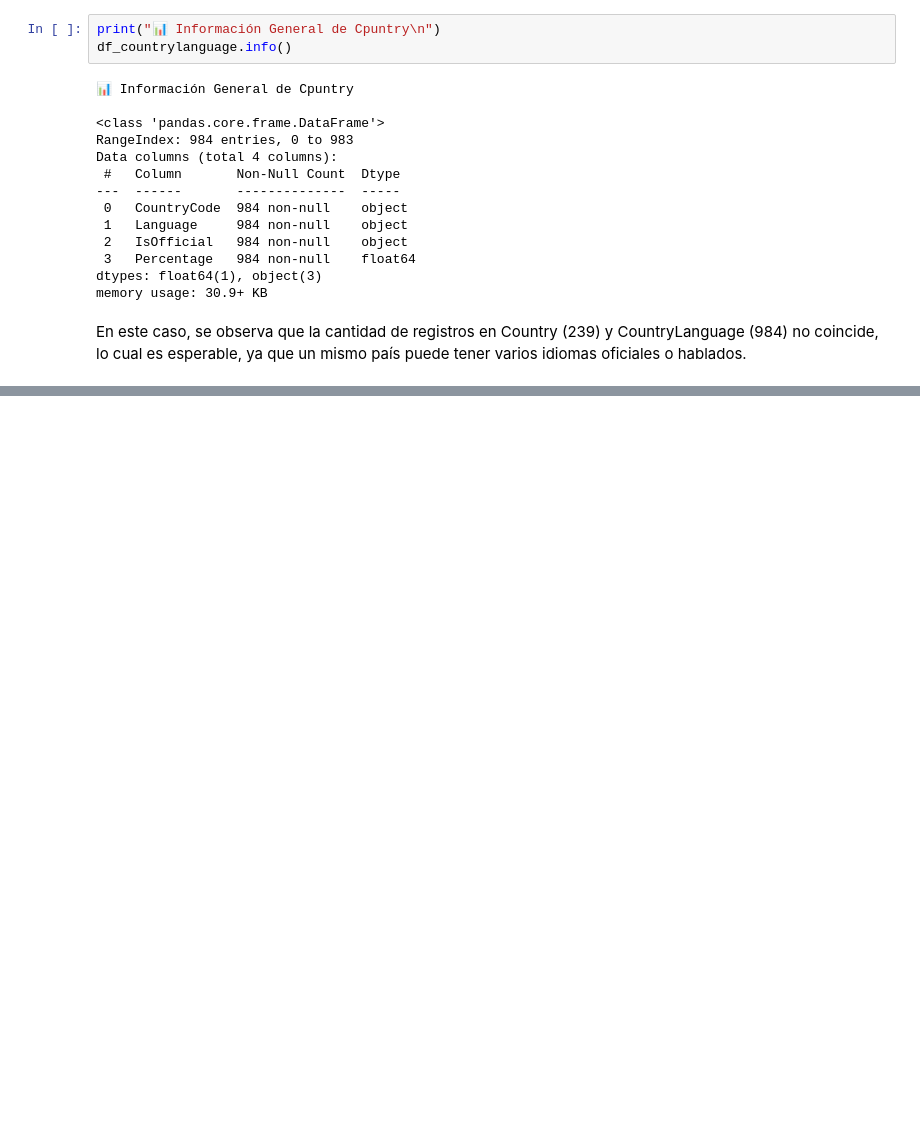
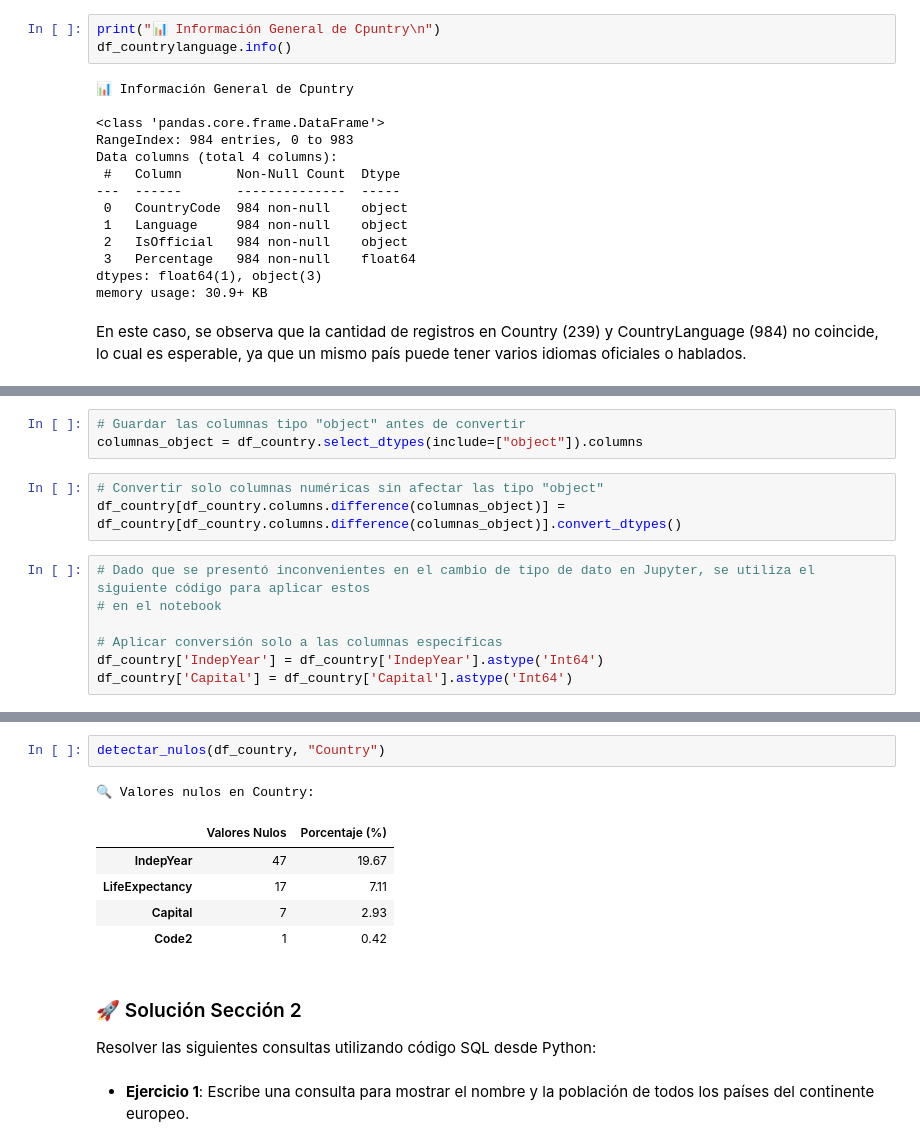
Before and after one commit to AngieG24/Proyecto_-integrador_sql_python, a Jupyter notebook: etl_proyecto_mundial/notebooks/Exploración.ipynb, the cells around one changed output, grey strips where cells are left out. Drawn from its saved outputs; the diff is of its cells as text; blank space fills up the shorter version.

```diff
--- a/etl_proyecto_mundial/notebooks/Exploración.ipynb
+++ b/etl_proyecto_mundial/notebooks/Exploración.ipynb
@@ -434,0 +441,13 @@ En este caso, se observa que la cantidad de registros en Country (239) y Country
+# %%
+# Guardar las columnas tipo "object" antes de convertir
+columnas_object = df_country.select_dtypes(include=["object"]).columns
+# %%
+# Convertir solo columnas numéricas sin afectar las tipo "object"
+df_country[df_country.columns.difference(columnas_object)] = df_country[df_country.columns.difference(columnas_object)].convert_dtypes()
+# %%
+# Dado que se presentó inconvenientes en el cambio de tipo de dato en Jupyter, se utiliza el siguiente código para aplicar estos
+# en el notebook
+
+# Aplicar conversión solo a las columnas específicas
+df_country['IndepYear'] = df_country['IndepYear'].astype('Int64')
+df_country['Capital'] = df_country['Capital'].astype('Int64')
@@ -434,0 +475,15 @@ En este caso, se observa que la cantidad de registros en Country (239) y Country
+# %%
+detectar_nulos(df_country, "Country")
+# %% [output]
+🔍 Valores nulos en Country:
+|  | Valores Nulos | Porcentaje (%) |
+| IndepYear | 47 | 19.67 |
+| LifeExpectancy | 17 | 7.11 |
+| Capital | 7 | 2.93 |
+| Code2 | 1 | 0.42 |
+# %% [markdown]
+### 🚀 Solución Sección 2
+
+Resolver las siguientes consultas utilizando código SQL desde Python:
+# %% [markdown]
+- **Ejercicio 1**: Escribe una consulta para mostrar el nombre y la población de todos los países del continente europeo.
```
Also changed, not shown: parts of 10 cells of this notebook, 3 other files.
